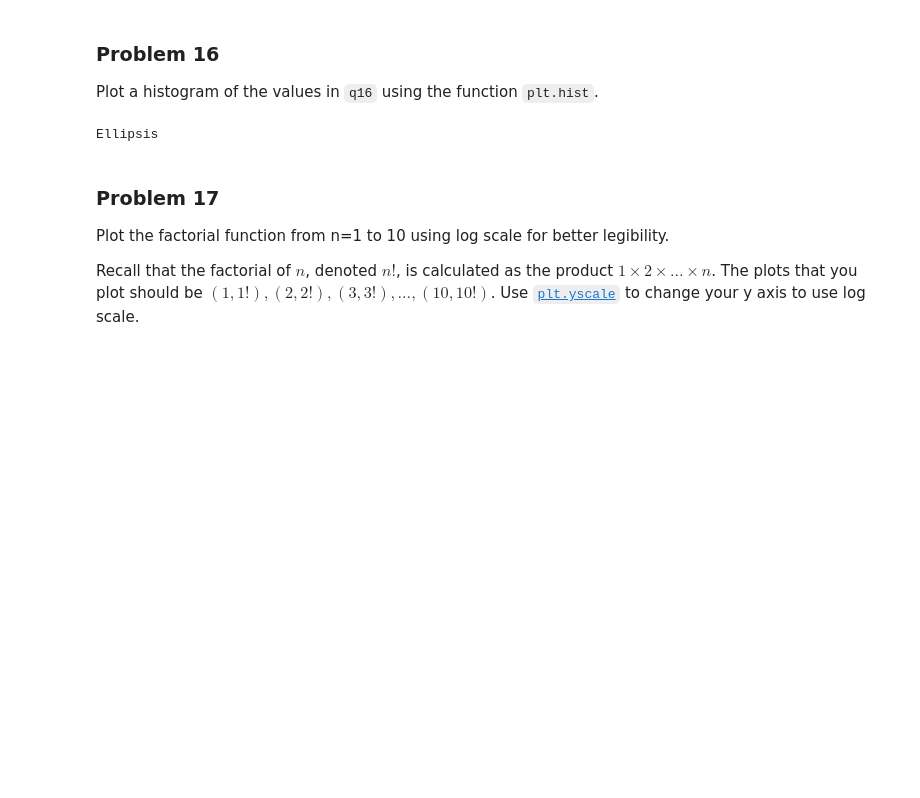
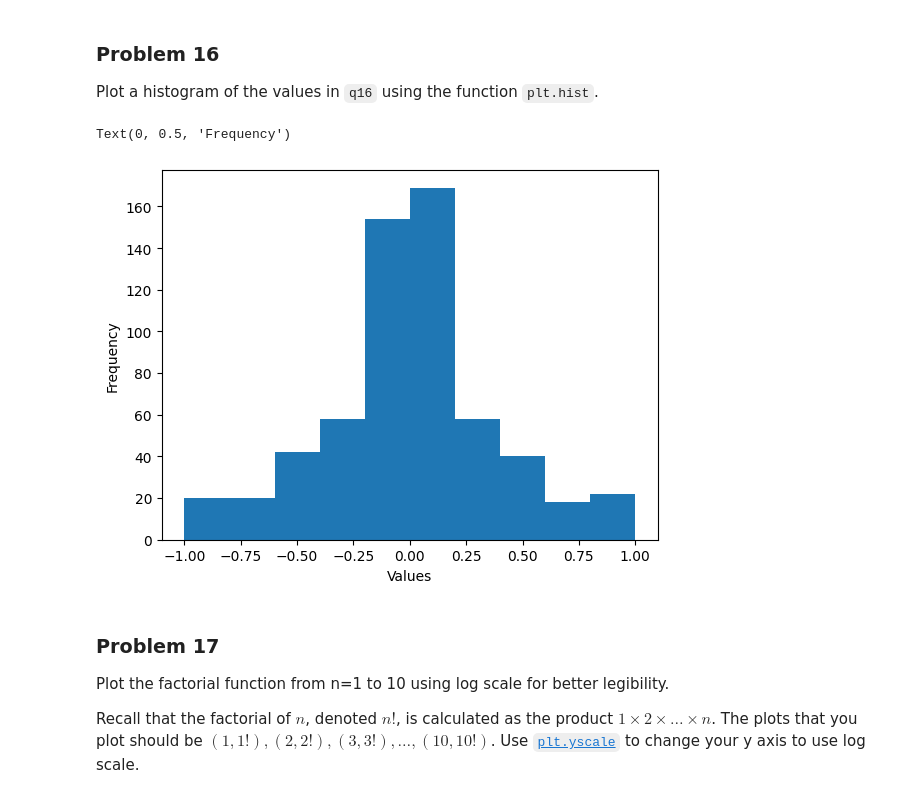
Before and after one commit to amadara1/dx602-homework-05, a Jupyter notebook: homework.ipynb, the cells around one changed output. Cells and saved outputs as stored; diff of their text form; code cells hidden in the pictures; blank space fills up the shorter version.

```diff
--- a/homework.ipynb
+++ b/homework.ipynb
@@ -433,9 +444,12 @@ q16 = [0.00, 0.02, 0.04, 0.06, 0.08, 0.10, 0.12, 0.14, 0.16, 0.18, 0.20, 0.22, 0
 # %%
 # YOUR CHANGES HERE
 
-...
+plt.hist(q16)
+plt.xlabel("Values")
+plt.ylabel("Frequency")
 # %% [output]
-Ellipsis
+Text(0, 0.5, 'Frequency')
+[figure, added]
 # %% [markdown]
 ### Problem 17
 
```
Also changed, not shown: parts of 15 cells of this notebook, 1 other file.
